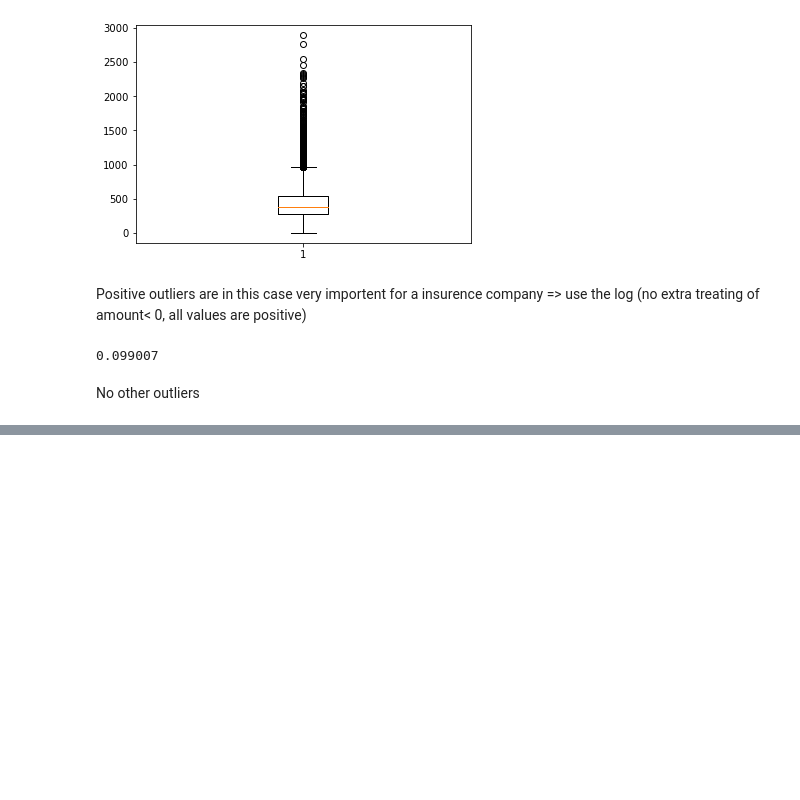
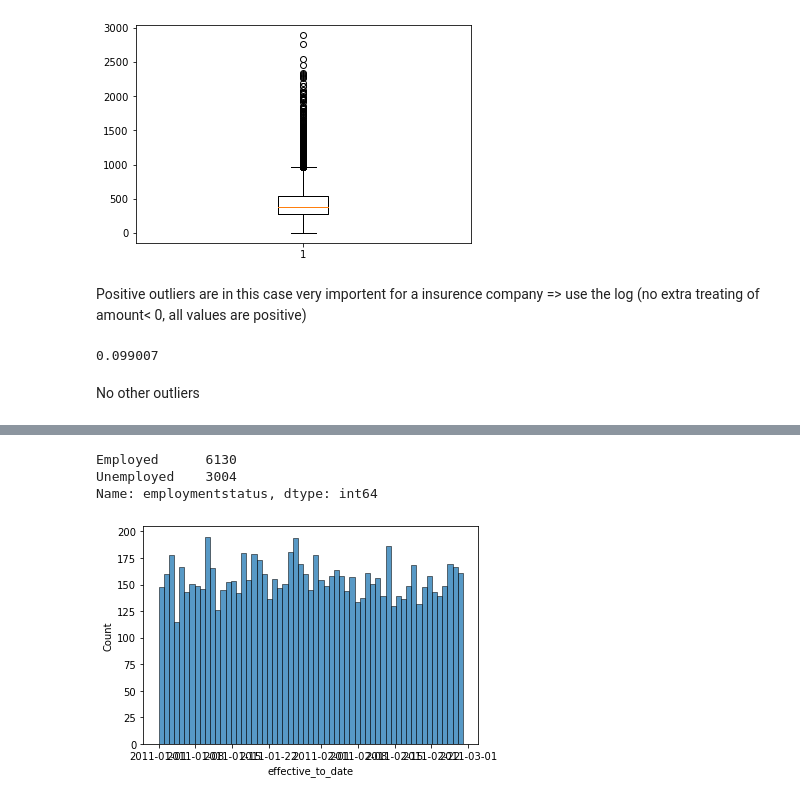
Before and after one commit to DaLahrmann/lab-cleaning-numerical-data, a Jupyter notebook: main_notebook.ipynb, the cells around one changed output, grey strips where cells are left out. Cells and saved outputs as stored; diff of their text form; code cells hidden in the pictures; blank space fills up the shorter version.

```diff
--- a/main_notebook.ipynb
+++ b/main_notebook.ipynb
@@ -217,0 +444,14 @@ No other outliers
+# %%
+categorical_df.employmentstatus=categorical_df.employmentstatus.apply(lambda x: np.where(x in ['Employed','Medical Leave'], 'Employed', 'Unemployed'))
+categorical_df.employmentstatus.value_counts()
+# %% [output]
+Employed      6130
+Unemployed    3004
+Name: employmentstatus, dtype: int64
+# %%
+sns.histplot(customer_df.effective_to_date,bins=59)
+plt.show()
+
+print(customer_df.effective_to_date.min(),customer_df.effective_to_date.max())
+# %% [output]
+[figure, added]
```
Also changed, not shown: parts of 44 cells of this notebook.
